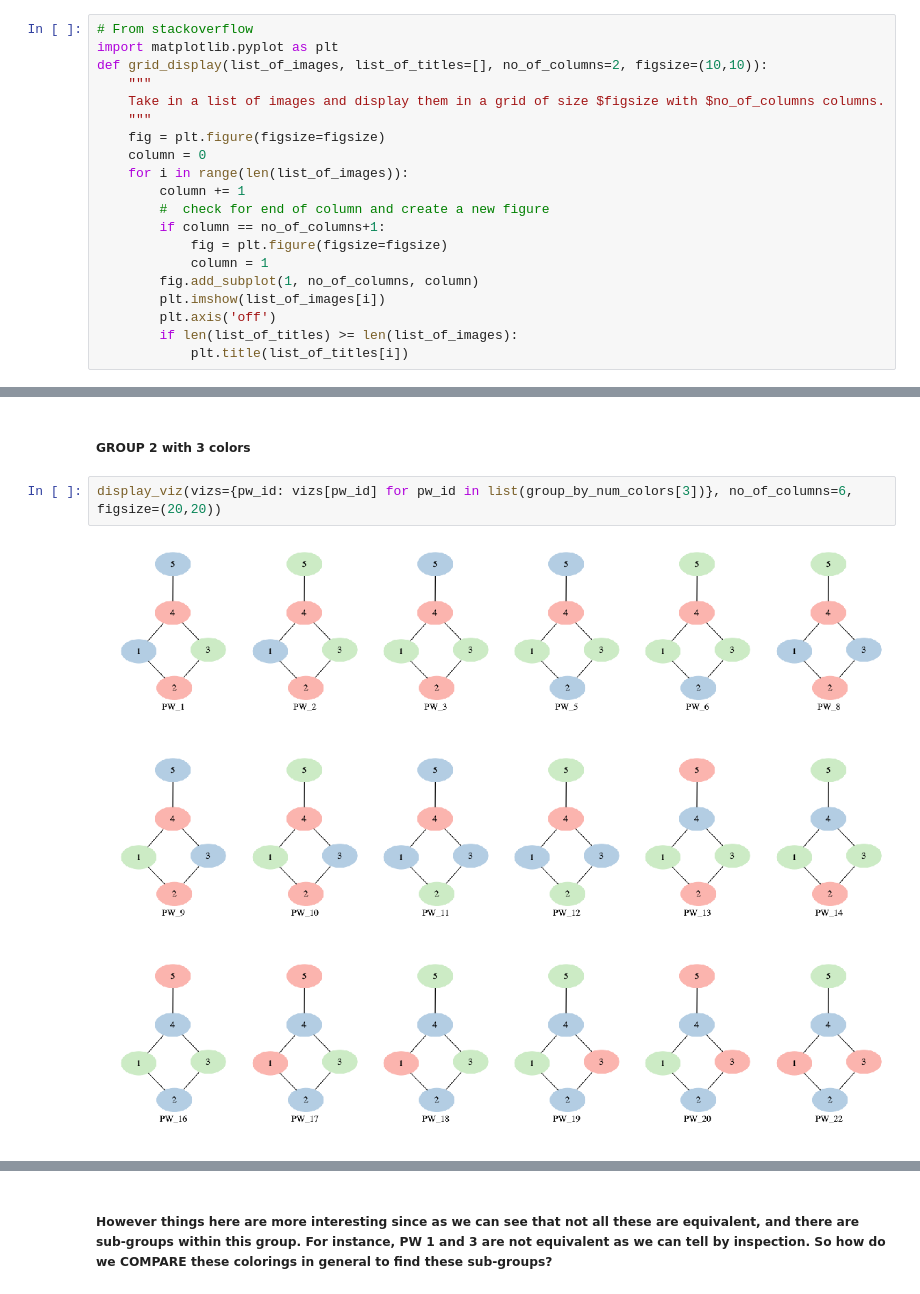
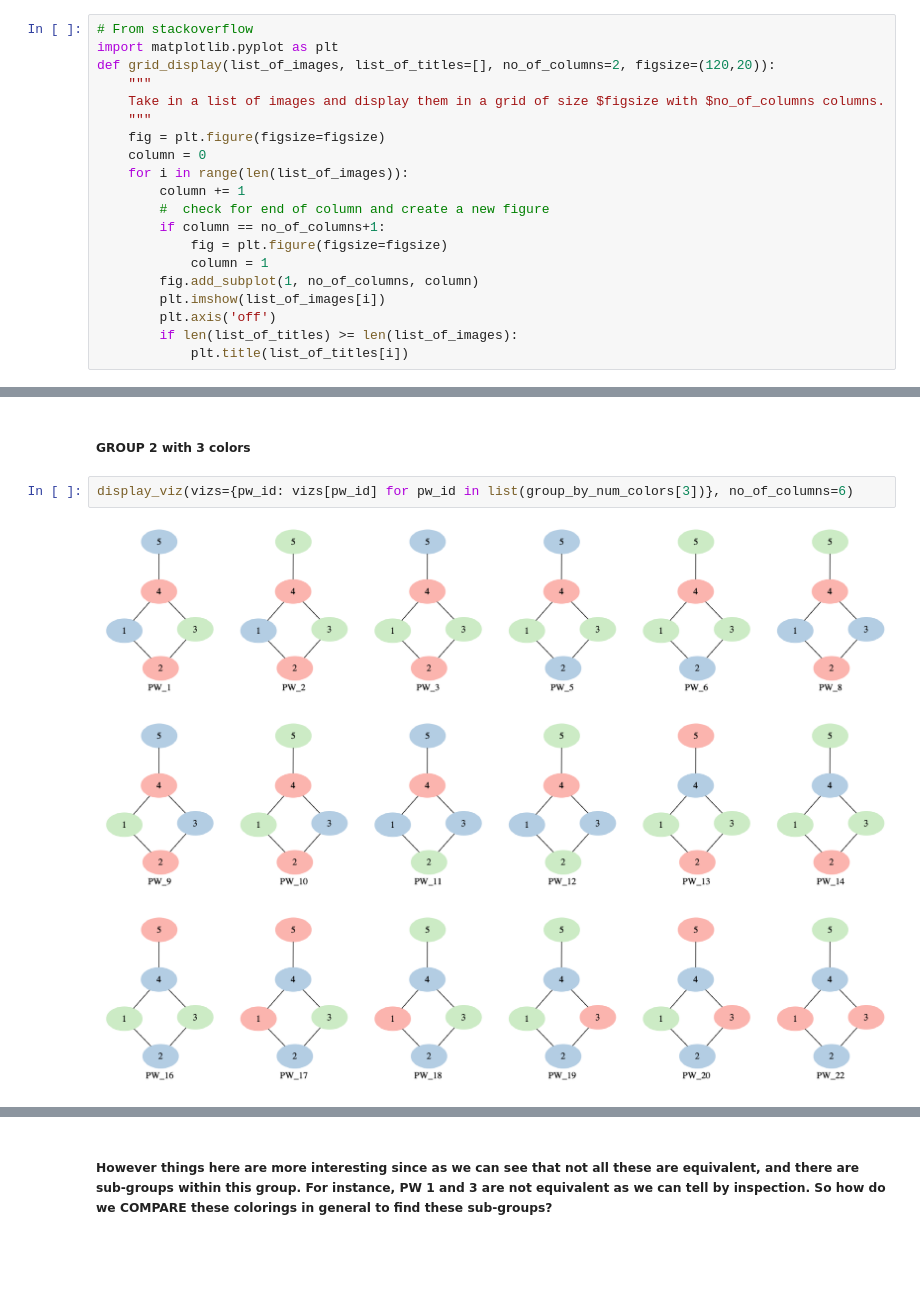
Before and after one commit to sahil1105/PWE-demos-dev, a Jupyter notebook: 3col_example.ipynb, the cells around one changed output, grey strips where cells are left out. Saved outputs shown, nothing was run; the diff lists cells and outputs as text; blank space fills up the shorter version.

```diff
--- a/3col_example.ipynb
+++ b/3col_example.ipynb
@@ -13,7 +13,7 @@ import numpy as np
 # %%
 # From stackoverflow
 import matplotlib.pyplot as plt
-def grid_display(list_of_images, list_of_titles=[], no_of_columns=2, figsize=(10,10)):
+def grid_display(list_of_images, list_of_titles=[], no_of_columns=2, figsize=(120,20)):
     """
     Take in a list of images and display them in a grid of size $figsize with $no_of_columns columns.
     """
@@ -318,8 +329,8 @@ As we can tell by mere inspection all the above are the equivalent i.e. they hav
 # %% [markdown]
 ##### GROUP 2 with 3 colors
 # %%
-display_viz(vizs={pw_id: vizs[pw_id] for pw_id in list(group_by_num_colors[3])}, no_of_columns=6, figsize=(20,20))
+display_viz(vizs={pw_id: vizs[pw_id] for pw_id in list(group_by_num_colors[3])}, no_of_columns=6)
 # %% [output]
-[figure, old version]
+[figure, new version]
-[figure, old version]
+[figure, new version]
-[figure, old version]
+[figure, new version]
```
Also changed, not shown: parts of 6 cells of this notebook, 2 other files.
